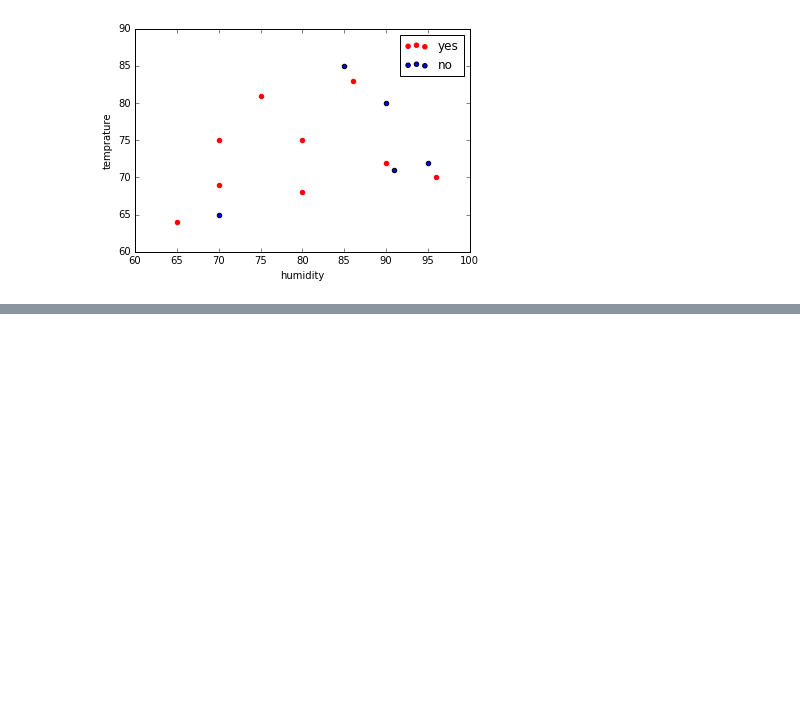
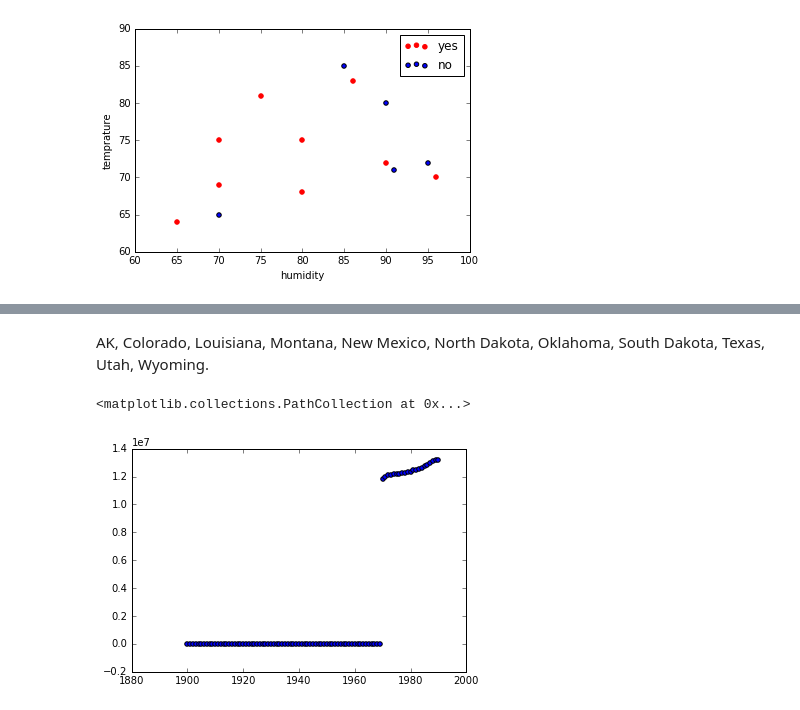
Before and after one commit to phesami/phesami, a Jupyter notebook: DSE220/Week1/Untitled.ipynb, the cells around one changed output, grey strips where cells are left out. Drawn from its saved outputs; the diff is of its cells as text; code cells hidden in the pictures; blank space fills up the shorter version.

```diff
--- a/DSE220/Week1/Untitled.ipynb
+++ b/DSE220/Week1/Untitled.ipynb
@@ -158,0 +194,10 @@ P25-304
+# %% [markdown]
+AK, Colorado, Louisiana, Montana, New Mexico, North Dakota, Oklahoma, South Dakota, Texas, Utah, Wyoming.
+# %%
+data_df_NewEngland=pd.DataFrame()
+for st in ['ME', 'VT', 'NH', 'MA', 'RI', 'CT']:
+    data_df_NewEngland=data_df_NewEngland.add(data_Df.ix[data_Df['region']==st].ix[:,1:],fill_value=0)
+plt.scatter(data_df_NewEngland.sum(axis=0).keys(),data_df_NewEngland.sum(axis=0))
+# %% [output]
+<matplotlib.collections.PathCollection at 0x...>
+[figure, added]
```
Also changed, not shown: parts of 13 cells of this notebook.
